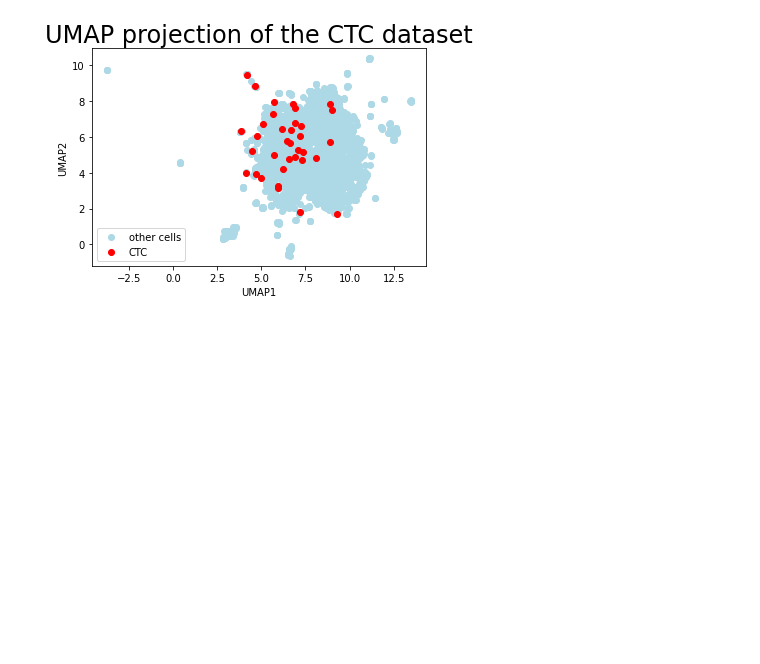
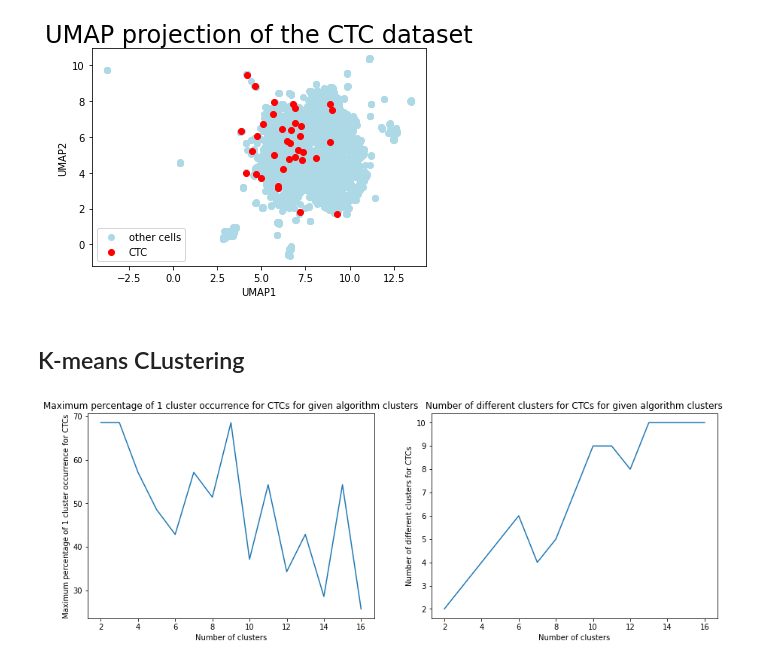
Before and after one commit to melehean/CTC-Detection, a Jupyter notebook: visualization.ipynb, the cells around one changed output. Saved outputs shown, nothing was run; the diff lists cells and outputs as text; code cells hidden in the pictures; blank space fills up the shorter version.

Commit message:
Add scaling for PCA; Add k-means clustering

```diff
--- a/visualization.ipynb
+++ b/visualization.ipynb
@@ -77,2 +80,9 @@ display_umap_2d_plot(train_data, train_true_results, SEED)
 # %% [output]
 [figure]
+# %% [markdown]
+## K-means CLustering
+# %%
+k_array = [2,3,4,5,6,7,8,9,10,11,12,13,14,15,16]
+k_means_clustering_for_different_k(scaled_train_data, train_true_results, k_array, SEED)
+# %% [output]
+[figure, added]
```
Also changed, not shown: parts of 7 cells of this notebook, 3 other files.
